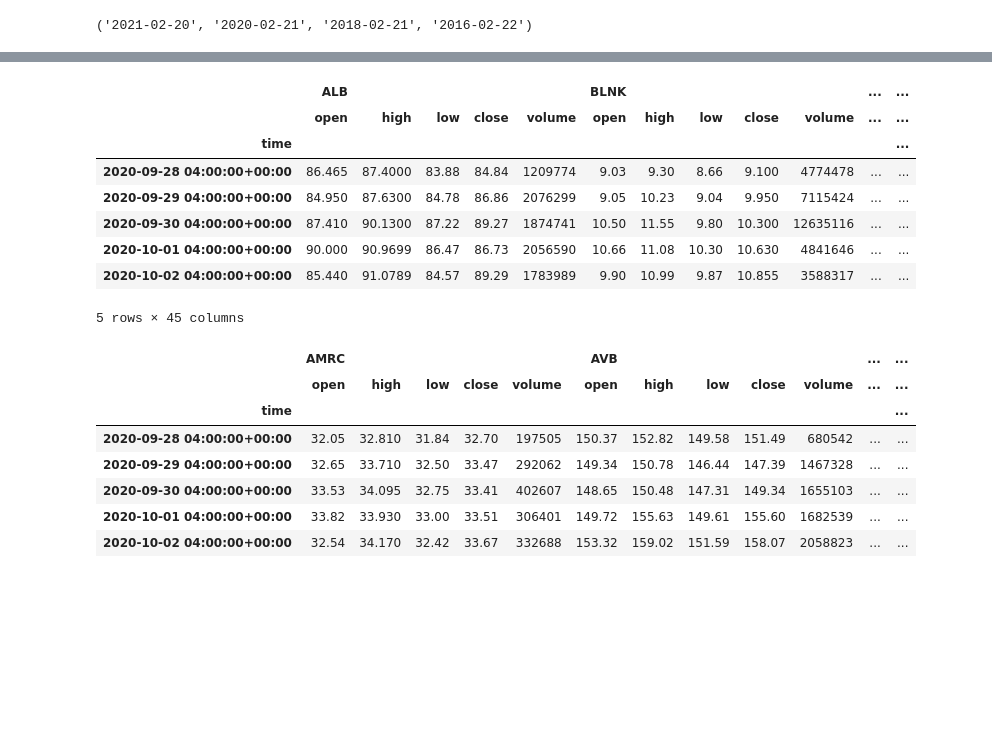
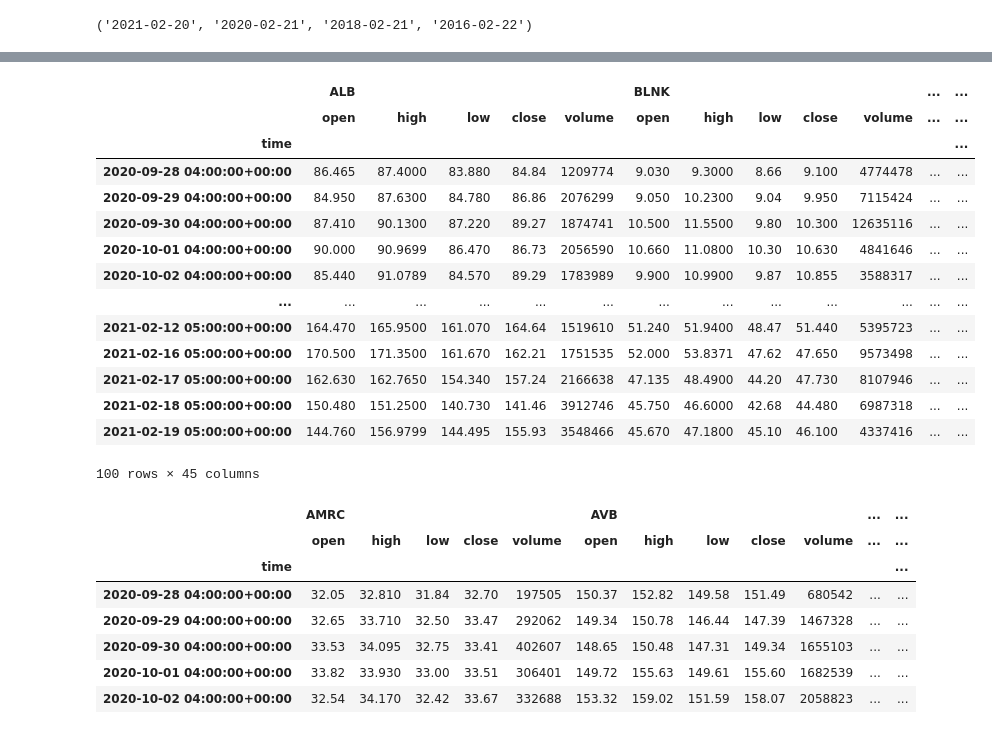
Before and after one commit to pstgeme/portfolio_analyzer, a Jupyter notebook: project_1.ipynb, the cells around one changed output, grey strips where cells are left out. Cells and saved outputs as stored; diff of their text form; code cells hidden in the pictures; blank space fills up the shorter version.

```diff
--- a/project_1.ipynb
+++ b/project_1.ipynb
@@ -44,7 +44,7 @@ today_date, one_year_ago, three_year_ago, five_year_ago
 ('2021-02-20', '2020-02-21', '2018-02-21', '2016-02-22')
 # %%
 # Set start and end datetimes of 5 years from Today
-start_date = pd.Timestamp(three_year_ago, tz="America/New_York").isoformat()
+start_date = pd.Timestamp(five_year_ago, tz="America/New_York").isoformat()
 end_date = pd.Timestamp(today_date, tz="America/New_York").isoformat()
 start_date, end_date
 # %% [output]
@@ -55,23 +55,29 @@ green_auto_tickers = ['TSLA', 'SBE', 'PLUG', 'F', 'GM', 'BLNK', 'QS', 'ALB', 'LL
 # %%
 # Get 5 year's worth of historical data for Green Auto Portfolio
 green_auto_df = api.get_barset(
     green_auto_tickers,
     timeframe,
     start=start_date,
     end=end_date
 ).df
 
-green_auto_df.head()
+green_auto_df
 # %% [output]
 |  | ALB |  |  |  |  | BLNK |  |  |  |  | ... | ... |
 |  | open | high | low | close | volume | open | high | low | close | volume | ... | ... |
 | time |  |  |  |  |  |  |  |  |  |  |  | ... |
-| 2020-09-28 04:00:00+00:00 | 86.465 | 87.4000 | 83.88 | 84.84 | 1209774 | 9.03 | 9.30 | 8.66 | 9.100 | 4774478 | ... | ... |
-| 2020-09-29 04:00:00+00:00 | 84.950 | 87.6300 | 84.78 | 86.86 | 2076299 | 9.05 | 10.23 | 9.04 | 9.950 | 7115424 | ... | ... |
-| 2020-09-30 04:00:00+00:00 | 87.410 | 90.1300 | 87.22 | 89.27 | 1874741 | 10.50 | 11.55 | 9.80 | 10.300 | 12635116 | ... | ... |
-| 2020-10-01 04:00:00+00:00 | 90.000 | 90.9699 | 86.47 | 86.73 | 2056590 | 10.66 | 11.08 | 10.30 | 10.630 | 4841646 | ... | ... |
-| 2020-10-02 04:00:00+00:00 | 85.440 | 91.0789 | 84.57 | 89.29 | 1783989 | 9.90 | 10.99 | 9.87 | 10.855 | 3588317 | ... | ... |
+| 2020-09-28 04:00:00+00:00 | 86.465 | 87.4000 | 83.880 | 84.84 | 1209774 | 9.030 | 9.3000 | 8.66 | 9.100 | 4774478 | ... | ... |
+| 2020-09-29 04:00:00+00:00 | 84.950 | 87.6300 | 84.780 | 86.86 | 2076299 | 9.050 | 10.2300 | 9.04 | 9.950 | 7115424 | ... | ... |
+| 2020-09-30 04:00:00+00:00 | 87.410 | 90.1300 | 87.220 | 89.27 | 1874741 | 10.500 | 11.5500 | 9.80 | 10.300 | 12635116 | ... | ... |
+| 2020-10-01 04:00:00+00:00 | 90.000 | 90.9699 | 86.470 | 86.73 | 2056590 | 10.660 | 11.0800 | 10.30 | 10.630 | 4841646 | ... | ... |
+| 2020-10-02 04:00:00+00:00 | 85.440 | 91.0789 | 84.570 | 89.29 | 1783989 | 9.900 | 10.9900 | 9.87 | 10.855 | 3588317 | ... | ... |
+| ... | ... | ... | ... | ... | ... | ... | ... | ... | ... | ... | ... | ... |
+| 2021-02-12 05:00:00+00:00 | 164.470 | 165.9500 | 161.070 | 164.64 | 1519610 | 51.240 | 51.9400 | 48.47 | 51.440 | 5395723 | ... | ... |
+| 2021-02-16 05:00:00+00:00 | 170.500 | 171.3500 | 161.670 | 162.21 | 1751535 | 52.000 | 53.8371 | 47.62 | 47.650 | 9573498 | ... | ... |
+| 2021-02-17 05:00:00+00:00 | 162.630 | 162.7650 | 154.340 | 157.24 | 2166638 | 47.135 | 48.4900 | 44.20 | 47.730 | 8107946 | ... | ... |
+| 2021-02-18 05:00:00+00:00 | 150.480 | 151.2500 | 140.730 | 141.46 | 3912746 | 45.750 | 46.6000 | 42.68 | 44.480 | 6987318 | ... | ... |
+| 2021-02-19 05:00:00+00:00 | 144.760 | 156.9799 | 144.495 | 155.93 | 3548466 | 45.670 | 47.1800 | 45.10 | 46.100 | 4337416 | ... | ... |
-5 rows × 45 columns
+100 rows × 45 columns
 # %%
 # Set tickers for Green Building Portfolio
 green_building_tickers = ['TT', 'AVB', 'ROK', 'AYI', 'OSAGY', 'HUBB', 'SBGSY', 'AMRC']
```
Also changed, not shown: parts of 1 cell of this notebook.
